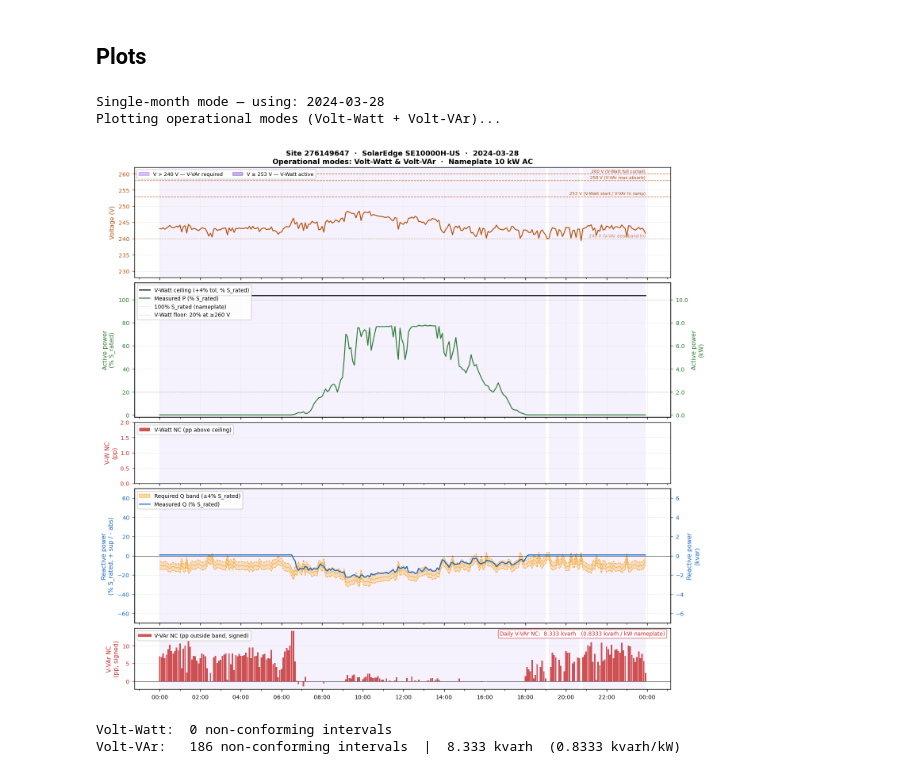
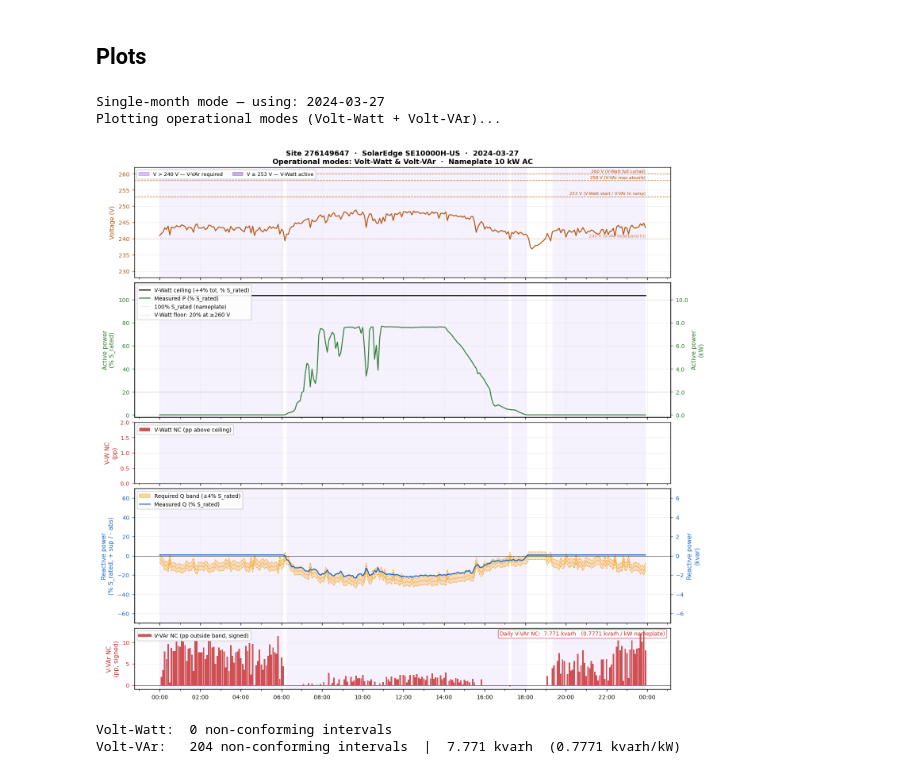
Before and after one commit to UNSW-CEEM/CICCADA, a Jupyter notebook: bms_sa_review/data_query/01_data_exploration.ipynb, the cells around one changed output. Saved outputs shown, nothing was run; the diff lists cells and outputs as text; code cells hidden in the pictures.

```diff
--- a/bms_sa_review/data_query/01_data_exploration.ipynb
+++ b/bms_sa_review/data_query/01_data_exploration.ipynb
@@ -1408,7 +1408,7 @@ import matplotlib.pyplot as plt
 
 OVERRIDE_DATE = None          # e.g. "2024-02-08"  ← change to pin a date
 
-ELSE_DAY_PLOT = 28
+ELSE_DAY_PLOT = 27
 
 if OVERRIDE_DATE is not None:
     zoom_date = OVERRIDE_DATE
@@ -1432,37 +1432,37 @@ if df_day.empty:
         _available = sorted(df["t_stamp_aest"].dt.date.unique())
         print(f"df covers {_available[0]} → {_available[-1]}  "
               f"({len(_available)} days total)")
         print(f"First 10 dates: {_available[:10]}")
         print(f"Try setting OVERRIDE_DATE to one of the dates above, "
               f"or set FORCE_PLOT_MONTH in the site-picker to a month "
               f"that exists in this range.")
 else:
     if "Q_kvar" not in df_day.columns and "energy_reactive" in df_day.columns:
         df_day["Q_kvar"] = df_day["energy_reactive"] / 1000 * 12
 
     plot_kwargs = dict(
         df_day         = df_day,
         site_id        = chosen_site_id,
         ac_capacity_kw = chosen_cap,
         zoom_date      = zoom_date,
         as4777         = AS4777,
         manufacturer   = chosen_mfr,
     )
 
     if PLOT_TYPE == "operational":
         print("Plotting operational modes (Volt-Watt + Volt-VAr)...")
         plot_operational(**plot_kwargs)
     elif PLOT_TYPE == "protective":
         print("Plotting protective modes (Sustained-Op & Anti-Islanding)...")
         plot_protective(**plot_kwargs)
     else:
         print(f"Unknown PLOT_TYPE '{PLOT_TYPE}'. Use 'operational' or 'protective'.")
 # %% [output]
-Single-month mode — using: 2024-03-28
+Single-month mode — using: 2024-03-27
 Plotting operational modes (Volt-Watt + Volt-VAr)...
-[figure, old version]
+[figure, new version]
 Volt-Watt:  0 non-conforming intervals
-Volt-VAr:   186 non-conforming intervals  |  8.333 kvarh  (0.8333 kvarh/kW)
+Volt-VAr:   204 non-conforming intervals  |  7.771 kvarh  (0.7771 kvarh/kW)
 # %%
 # ── 3.3c  Volt-VAr monthly scatter: Q vs V for one site-month ────────────────
 # Each dot is one 5-minute interval. The required Q curve and ±4% tolerance
```
Also changed, not shown: 1 other file.
